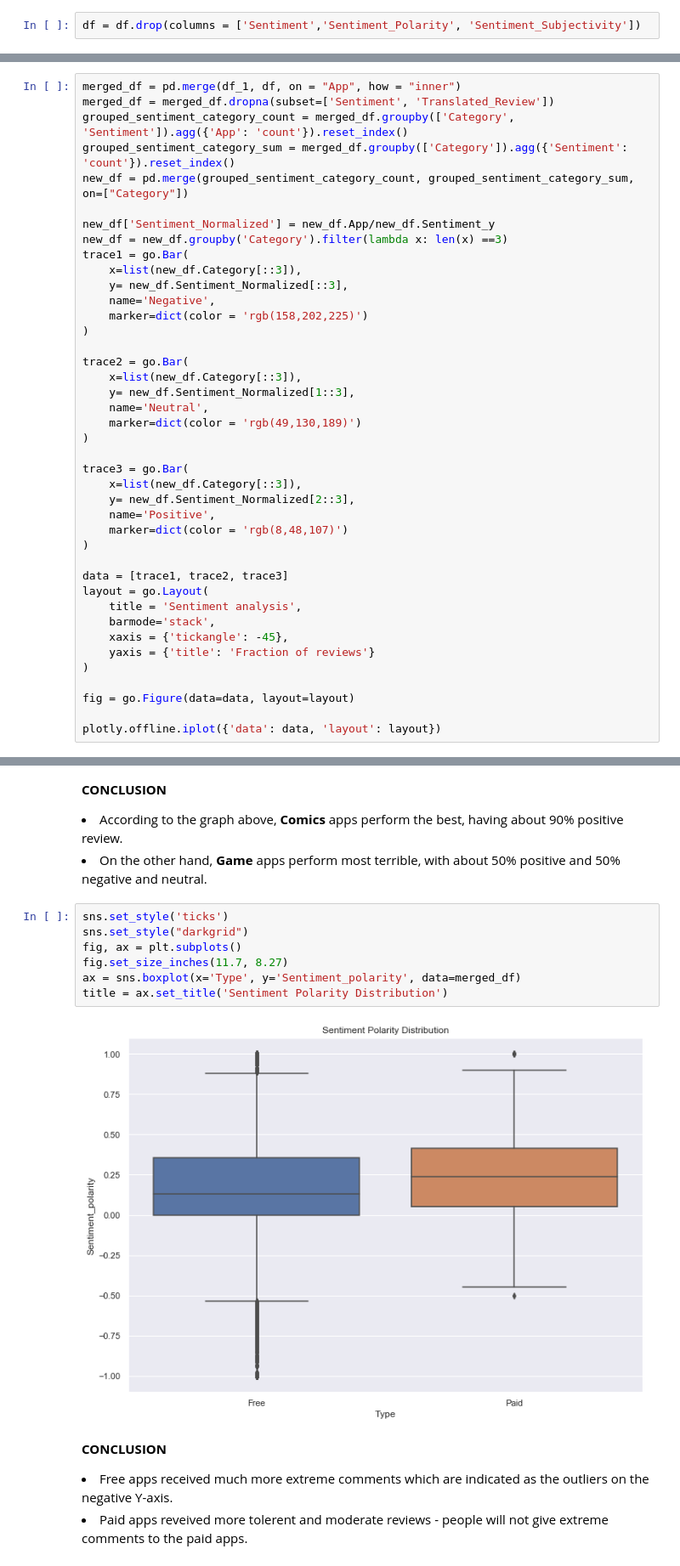
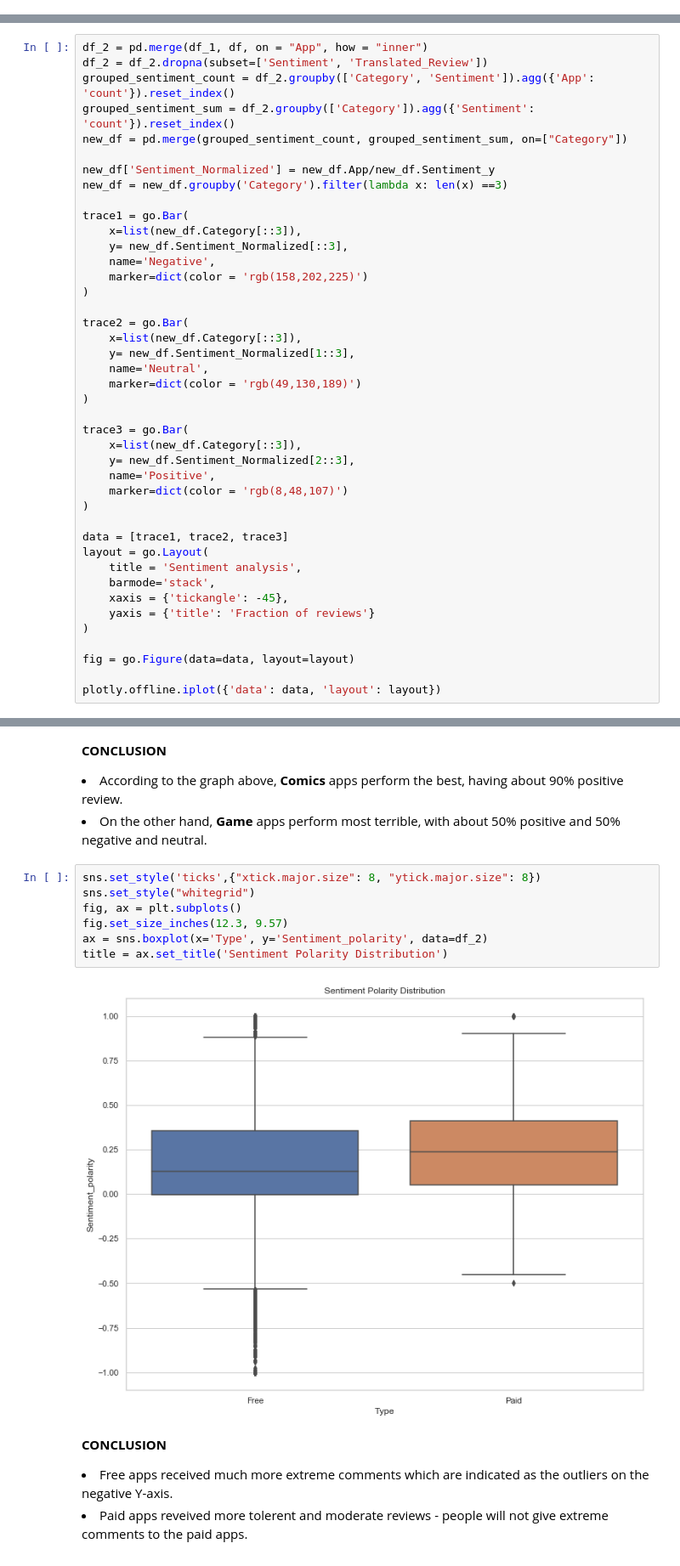
Before and after one commit to sherylwithans/potential-waddle, a Jupyter notebook: Review analysis.ipynb, the cells around one changed output, grey strips where cells are left out. Shown at 85% size. Cells and saved outputs as stored; diff of their text form.

```diff
--- a/Review analysis.ipynb
+++ b/Review analysis.ipynb
@@ -7,8 +7,6 @@ from textblob import TextBlob
 
 df=pd.read_csv('googleplaystore_user_reviews_1.csv')
 df_1 = pd.read_csv('googleplaystore.csv')
-# %%
-df = df.drop(columns = ['Sentiment','Sentiment_Polarity', 'Sentiment_Subjectivity'])
 # %%
 def get_pos_neg_words():
     def get_words(url):
@@ -130,14 +106,15 @@ import seaborn as sns # for making plots with seaborn
 color = sns.color_palette()
 sns.set(rc={'figure.figsize':(25,15)})
 # %%
-merged_df = pd.merge(df_1, df, on = "App", how = "inner")
-merged_df = merged_df.dropna(subset=['Sentiment', 'Translated_Review'])
-grouped_sentiment_category_count = merged_df.groupby(['Category', 'Sentiment']).agg({'App': 'count'}).reset_index()
-grouped_sentiment_category_sum = merged_df.groupby(['Category']).agg({'Sentiment': 'count'}).reset_index()
-new_df = pd.merge(grouped_sentiment_category_count, grouped_sentiment_category_sum, on=["Category"])
+df_2 = pd.merge(df_1, df, on = "App", how = "inner")
+df_2 = df_2.dropna(subset=['Sentiment', 'Translated_Review'])
+grouped_sentiment_count = df_2.groupby(['Category', 'Sentiment']).agg({'App': 'count'}).reset_index()
+grouped_sentiment_sum = df_2.groupby(['Category']).agg({'Sentiment': 'count'}).reset_index()
+new_df = pd.merge(grouped_sentiment_count, grouped_sentiment_sum, on=["Category"])
 
 new_df['Sentiment_Normalized'] = new_df.App/new_df.Sentiment_y
 new_df = new_df.groupby('Category').filter(lambda x: len(x) ==3)
+
 trace1 = go.Bar(
     x=list(new_df.Category[::3]),
     y= new_df.Sentiment_Normalized[::3],
@@ -177,14 +154,14 @@ plotly.offline.iplot({'data': data, 'layout': layout})
 <li> According to the graph above, <b>Comics </b> apps perform the best, having about 90% positive review.
 <li> On the other hand, <b>Game</b> apps perform most terrible, with about 50% positive and 50% negative and neutral.
 # %%
-sns.set_style('ticks')
-sns.set_style("darkgrid")
+sns.set_style('ticks',{"xtick.major.size": 8, "ytick.major.size": 8})
+sns.set_style("whitegrid")
 fig, ax = plt.subplots()
-fig.set_size_inches(11.7, 8.27)
-ax = sns.boxplot(x='Type', y='Sentiment_polarity', data=merged_df)
+fig.set_size_inches(12.3, 9.57)
+ax = sns.boxplot(x='Type', y='Sentiment_polarity', data=df_2)
 title = ax.set_title('Sentiment Polarity Distribution')
 # %% [output]
-[figure, old version]
+[figure, new version]
 # %% [markdown]
 <b> CONCLUSION</b>
 <li> Free apps received much more extreme comments which are indicated as the outliers on the negative Y-axis.
```
Also changed, not shown: parts of 23 cells of this notebook.
